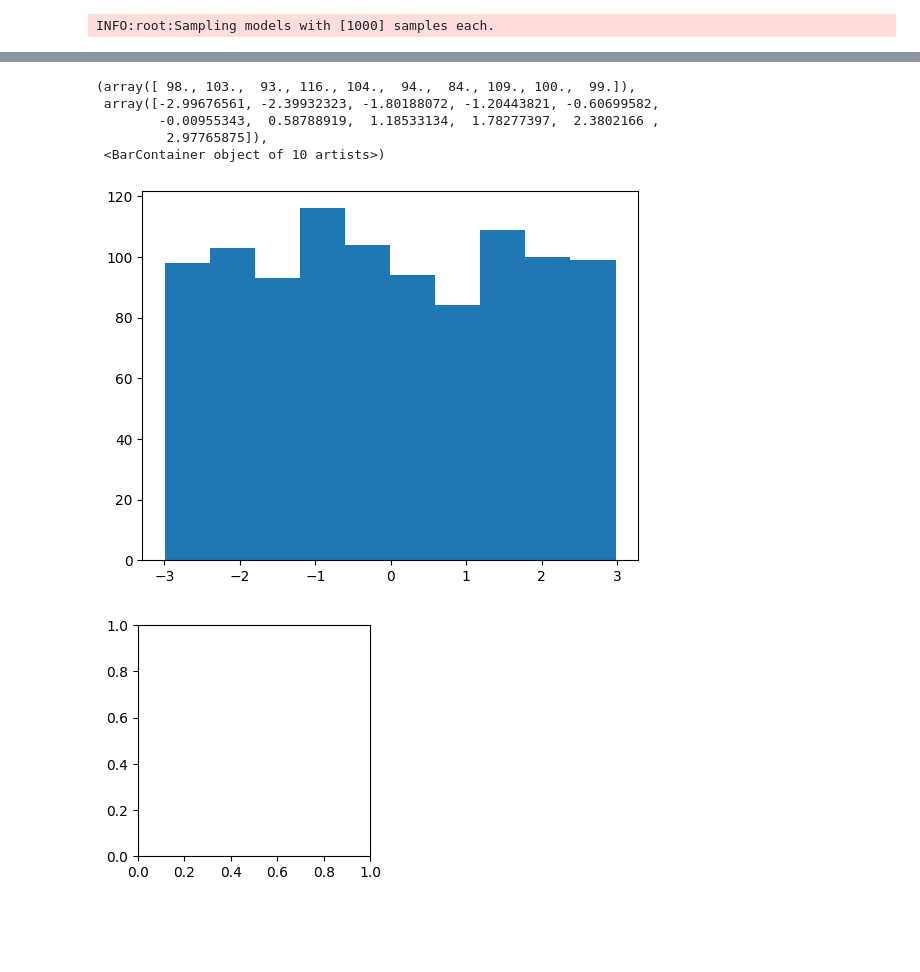
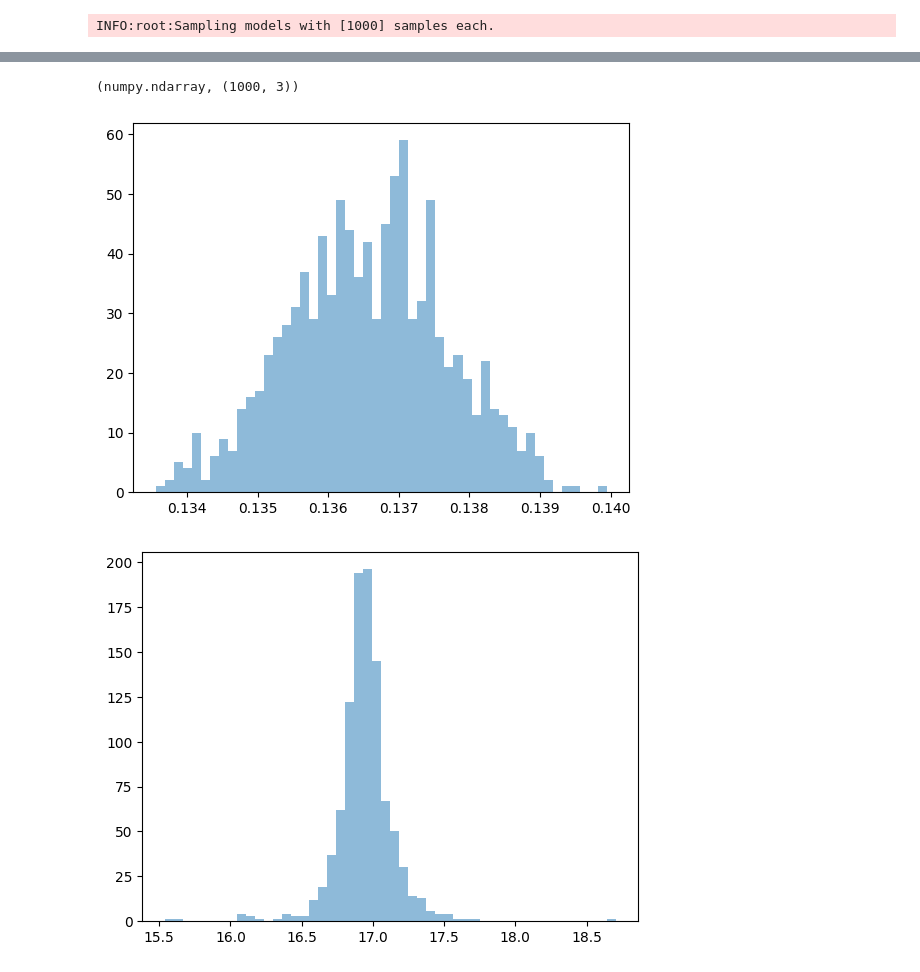
Before and after one commit to plt109/ltu-ili, a Jupyter notebook: notebooks/ambe_fits/poke_embedding.ipynb, the cells around one changed output, grey strips where cells are left out. Cells and saved outputs as stored; diff of their text form; code cells hidden in the pictures; blank space fills up the shorter version.

```diff
--- a/notebooks/ambe_fits/poke_embedding.ipynb
+++ b/notebooks/ambe_fits/poke_embedding.ipynb
@@ -113,2 +115,21 @@ _, DIM_DATA = _events.shape
+# %%
+NUM_SAMPLES = 2000
+
+zzparams = []
+cnt = 0
+for _ind in range(len(events_bag)):
+    if cnt >= NUM_SAMPLES:
+        break
+    _params = [_ for _ in param_bag[_ind].values()]
+    zzparams.append(_params)
+    cnt += 1
+# %%
+zzparams = np.array(zzparams)
+# %%
+for _ii in range(DIM_THETA):
+    zzz = zzparams[:, _ii]
+    plt.figure()
+    plt.hist(zzz, bins=50)
+    plt.title(f'{zzz.min():.2f}, {zzz.max():.2f}')
 # %%
 type(dataset), len(dataset), dataset[0]
@@ -329,23 +346,11 @@ type(samples), samples.shape, log_prob.shape
-# %%
-plt.hist(samples)
-# %% [output]
-(array([ 98., 103.,  93., 116., 104.,  94.,  84., 109., 100.,  99.]),
- array([-2.99676561, -2.39932323, -1.80188072, -1.20443821, -0.60699582,
-        -0.00955343,  0.58788919,  1.18533134,  1.78277397,  2.3802166 ,
-         2.97765875]),
- <BarContainer object of 10 artists>)
-[figure, removed]
-# %%
-# Visualize the 2D posterior samples compared to the true value
-fig, axs = plt.subplots(1, dim_theta, figsize=(3*dim_theta, 3),
-                        gridspec_kw={'width_ratios': [1]*(dim_theta-1)+[0.05]})
-if dim_theta == 2:
-    axs[0].plot(y_[0], y_[1], 'r+', markersize=10, label='true')
-    im = axs[0].scatter(samples[:, 0], samples[:, 1],
-                        c=log_prob, s=4, label='samples')
-    axs[0].set_xlabel(r'$\theta_0$')
-    axs[0].set_ylabel(r'$\theta_1$')
-    axs[0].legend()
-    plt.colorbar(im, label='log probability', use_gridspec=True, cax=axs[-1])
-# %% [output]
-[figure, removed]
+# %%
+type(samples), samples.shape
+# %% [output]
+(numpy.ndarray, (1000, 3))
+# %%
+for _ii in range(DIM_THETA):
+    plt.figure()
+    plt.hist(samples[:, _ii], bins=50, alpha=0.5, label=f'sample dim {_ii}')
+# %% [output]
+[figure, added]
+[figure, added]
```
Also changed, not shown: parts of 23 cells of this notebook, 1 other file.
